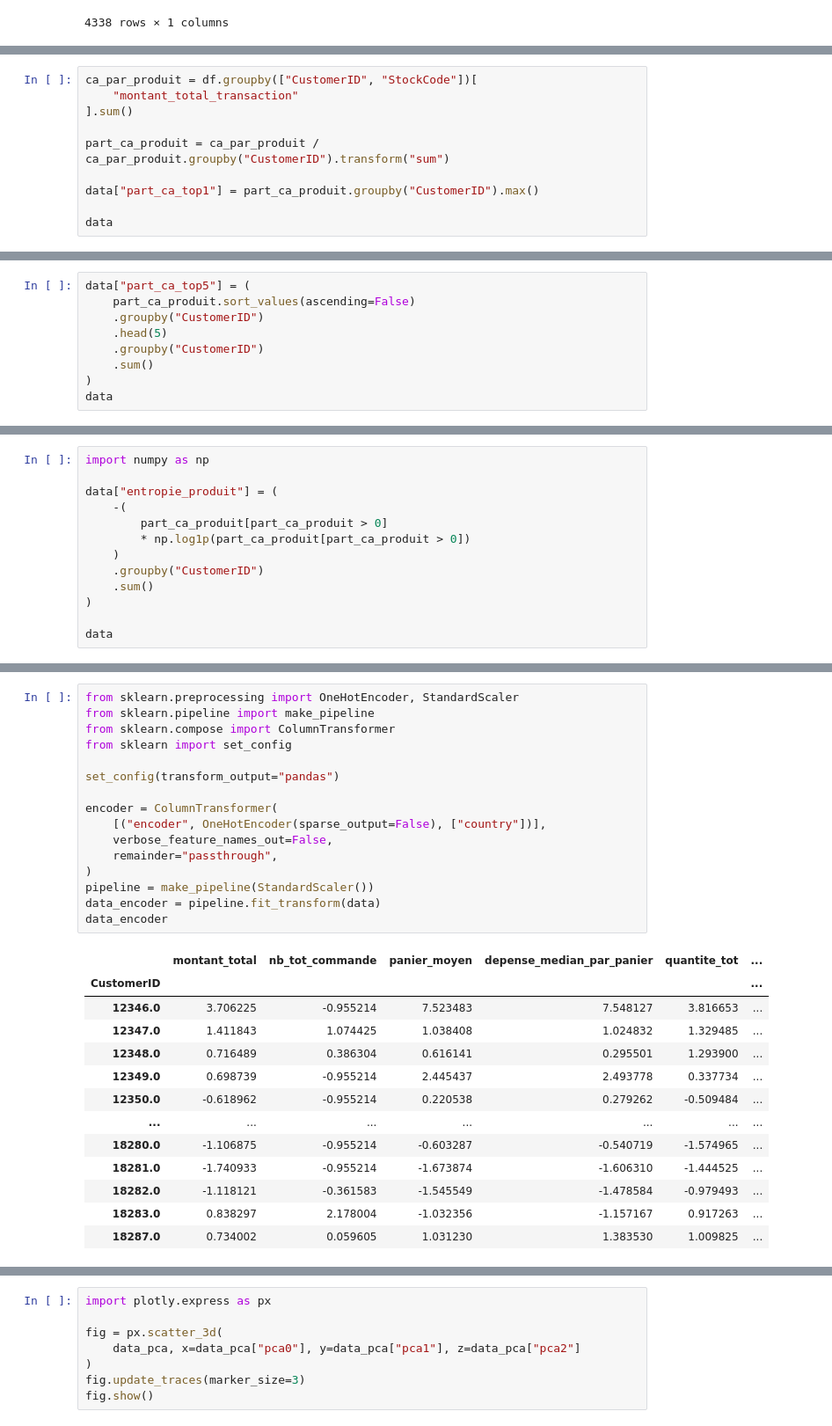
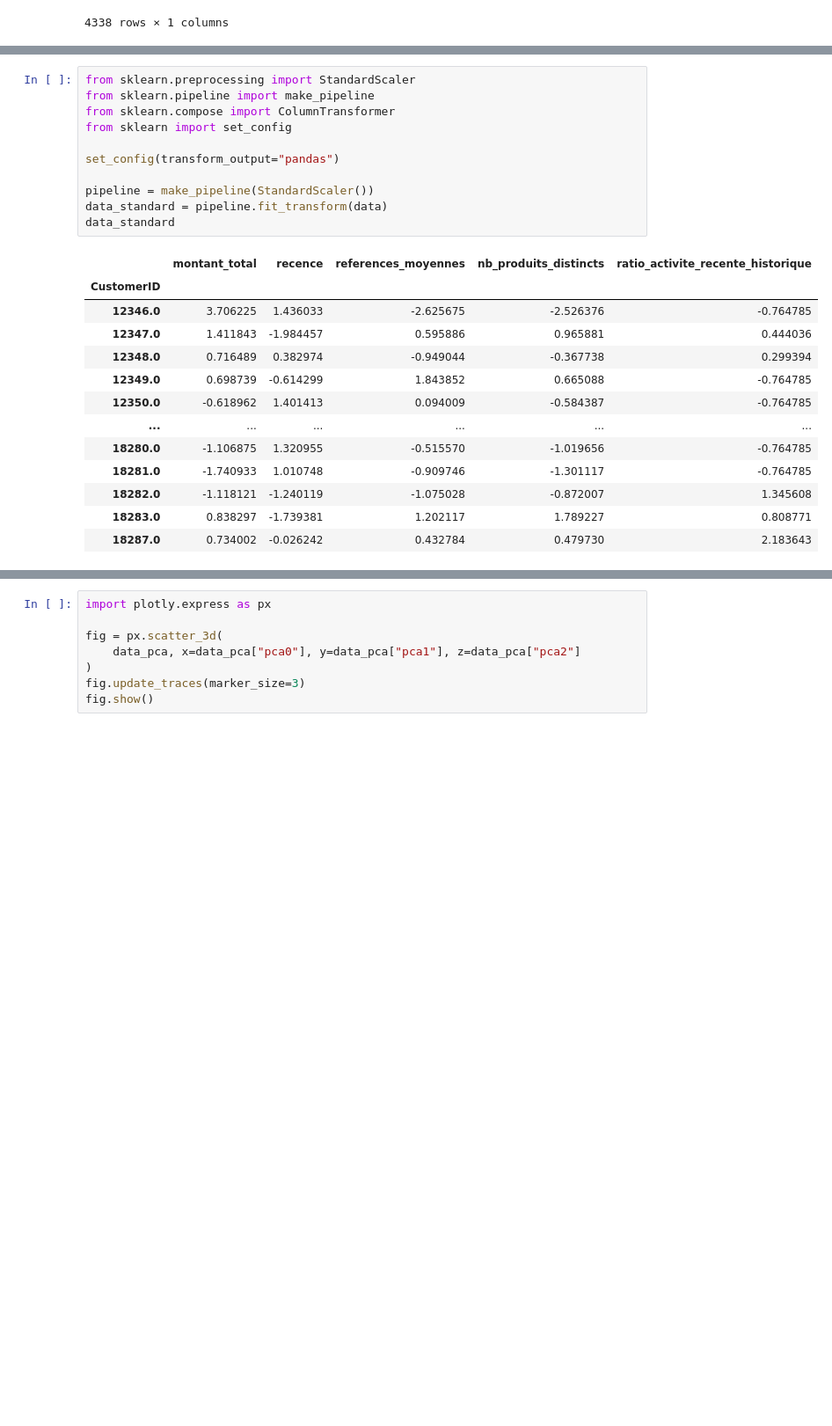
Before and after one commit to fmazur57u/Projet-Kmeans-et-spectral-clustering, a Jupyter notebook: Kmeans_spectral_clustering.ipynb, the cells around one changed output, grey strips where cells are left out. Shown at 88% size. Drawn from its saved outputs; the diff is of its cells as text; blank space fills up the shorter version.

```diff
--- a/Kmeans_spectral_clustering.ipynb
+++ b/Kmeans_spectral_clustering.ipynb
@@ -412,10 +427,0 @@ data
-# %%
-ca_par_produit = df.groupby(["CustomerID", "StockCode"])[
-    "montant_total_transaction"
-].sum()
-
-part_ca_produit = ca_par_produit / ca_par_produit.groupby("CustomerID").transform("sum")
-
-data["part_ca_top1"] = part_ca_produit.groupby("CustomerID").max()
-
-data
@@ -437,9 +427,0 @@ data
-# %%
-data["part_ca_top5"] = (
-    part_ca_produit.sort_values(ascending=False)
-    .groupby("CustomerID")
-    .head(5)
-    .groupby("CustomerID")
-    .sum()
-)
-data
@@ -461,13 +427,0 @@ data
-# %%
-import numpy as np
-
-data["entropie_produit"] = (
-    -(
-        part_ca_produit[part_ca_produit > 0]
-        * np.log1p(part_ca_produit[part_ca_produit > 0])
-    )
-    .groupby("CustomerID")
-    .sum()
-)
-
-data
@@ -560,30 +526,25 @@ data
 # %%
-from sklearn.preprocessing import OneHotEncoder, StandardScaler
+from sklearn.preprocessing import StandardScaler
 from sklearn.pipeline import make_pipeline
 from sklearn.compose import ColumnTransformer
 from sklearn import set_config
 
 set_config(transform_output="pandas")
 
-encoder = ColumnTransformer(
-    [("encoder", OneHotEncoder(sparse_output=False), ["country"])],
-    verbose_feature_names_out=False,
-    remainder="passthrough",
-)
 pipeline = make_pipeline(StandardScaler())
-data_encoder = pipeline.fit_transform(data)
-data_encoder
+data_standard = pipeline.fit_transform(data)
+data_standard
 # %% [output]
-|  | montant_total | nb_tot_commande | panier_moyen | depense_median_par_panier | quantite_tot | ... |
-| CustomerID |  |  |  |  |  | ... |
-| 12346.0 | 3.706225 | -0.955214 | 7.523483 | 7.548127 | 3.816653 | ... |
-| 12347.0 | 1.411843 | 1.074425 | 1.038408 | 1.024832 | 1.329485 | ... |
-| 12348.0 | 0.716489 | 0.386304 | 0.616141 | 0.295501 | 1.293900 | ... |
-| 12349.0 | 0.698739 | -0.955214 | 2.445437 | 2.493778 | 0.337734 | ... |
-| 12350.0 | -0.618962 | -0.955214 | 0.220538 | 0.279262 | -0.509484 | ... |
-| ... | ... | ... | ... | ... | ... | ... |
-| 18280.0 | -1.106875 | -0.955214 | -0.603287 | -0.540719 | -1.574965 | ... |
-| 18281.0 | -1.740933 | -0.955214 | -1.673874 | -1.606310 | -1.444525 | ... |
-| 18282.0 | -1.118121 | -0.361583 | -1.545549 | -1.478584 | -0.979493 | ... |
-| 18283.0 | 0.838297 | 2.178004 | -1.032356 | -1.157167 | 0.917263 | ... |
-| 18287.0 | 0.734002 | 0.059605 | 1.031230 | 1.383530 | 1.009825 | ... |
+|  | montant_total | recence | references_moyennes | nb_produits_distincts | ratio_activite_recente_historique |
+| CustomerID |  |  |  |  |  |
+| 12346.0 | 3.706225 | 1.436033 | -2.625675 | -2.526376 | -0.764785 |
+| 12347.0 | 1.411843 | -1.984457 | 0.595886 | 0.965881 | 0.444036 |
+| 12348.0 | 0.716489 | 0.382974 | -0.949044 | -0.367738 | 0.299394 |
+| 12349.0 | 0.698739 | -0.614299 | 1.843852 | 0.665088 | -0.764785 |
+| 12350.0 | -0.618962 | 1.401413 | 0.094009 | -0.584387 | -0.764785 |
+| ... | ... | ... | ... | ... | ... |
+| 18280.0 | -1.106875 | 1.320955 | -0.515570 | -1.019656 | -0.764785 |
+| 18281.0 | -1.740933 | 1.010748 | -0.909746 | -1.301117 | -0.764785 |
+| 18282.0 | -1.118121 | -1.240119 | -1.075028 | -0.872007 | 1.345608 |
+| 18283.0 | 0.838297 | -1.739381 | 1.202117 | 1.789227 | 0.808771 |
+| 18287.0 | 0.734002 | -0.026242 | 0.432784 | 0.479730 | 2.183643 |
```
Also changed, not shown: parts of 29 cells of this notebook.
